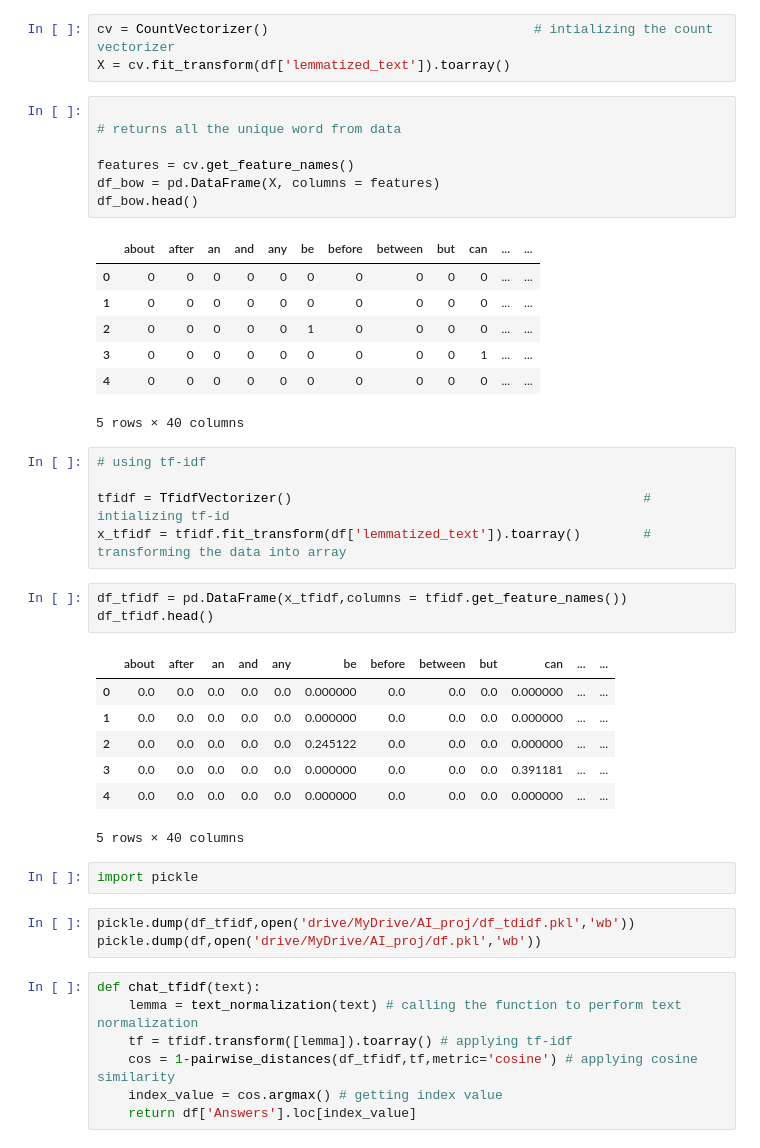
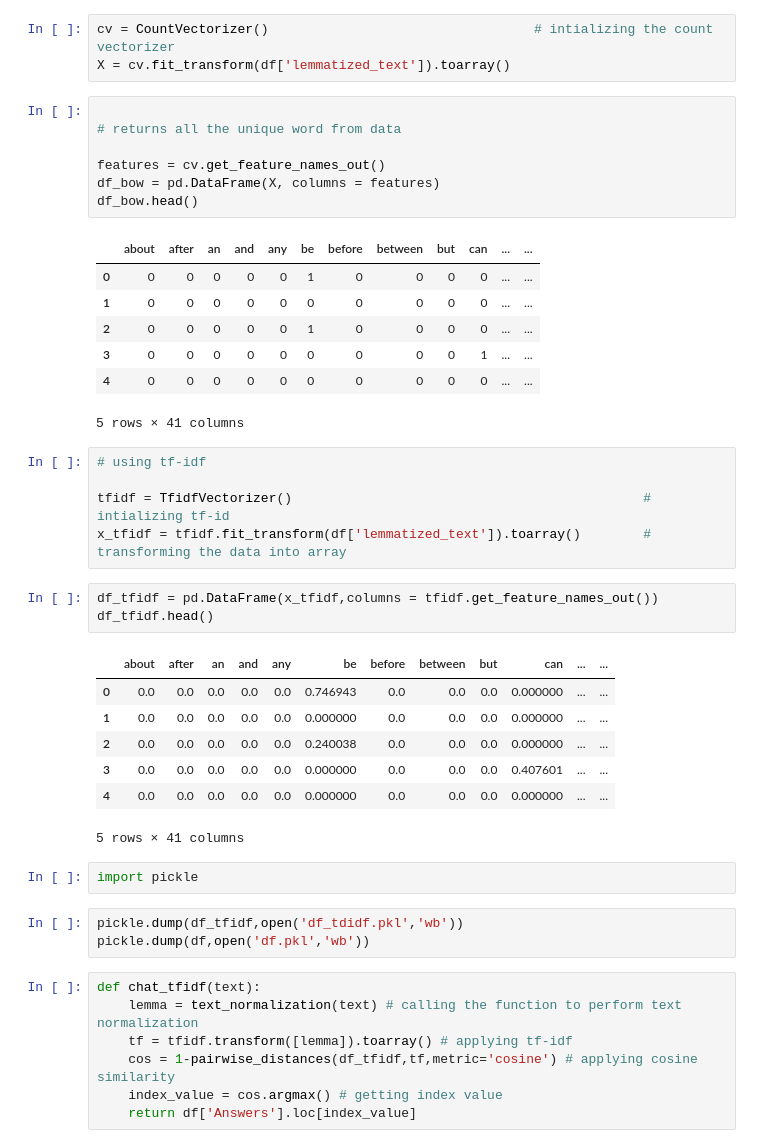
Before and after one commit to adt125/AI_project_2023, a Jupyter notebook: Rule_based.ipynb, the cells around one changed output. Drawn from its saved outputs; the diff is of its cells as text.

```diff
--- a/Rule_based.ipynb
+++ b/Rule_based.ipynb
@@ -90,38 +94,38 @@ X = cv.fit_transform(df['lemmatized_text']).toarray()
 
 # returns all the unique word from data
 
-features = cv.get_feature_names()
+features = cv.get_feature_names_out()
 df_bow = pd.DataFrame(X, columns = features)
 df_bow.head()
 # %% [output]
 |  | about | after | an | and | any | be | before | between | but | can | ... | ... |
-| 0 | 0 | 0 | 0 | 0 | 0 | 0 | 0 | 0 | 0 | 0 | ... | ... |
+| 0 | 0 | 0 | 0 | 0 | 0 | 1 | 0 | 0 | 0 | 0 | ... | ... |
 | 1 | 0 | 0 | 0 | 0 | 0 | 0 | 0 | 0 | 0 | 0 | ... | ... |
 | 2 | 0 | 0 | 0 | 0 | 0 | 1 | 0 | 0 | 0 | 0 | ... | ... |
 | 3 | 0 | 0 | 0 | 0 | 0 | 0 | 0 | 0 | 0 | 1 | ... | ... |
 | 4 | 0 | 0 | 0 | 0 | 0 | 0 | 0 | 0 | 0 | 0 | ... | ... |
-5 rows × 40 columns
+5 rows × 41 columns
 # %%
 # using tf-idf
 
 tfidf = TfidfVectorizer()                                             # intializing tf-id
 x_tfidf = tfidf.fit_transform(df['lemmatized_text']).toarray()        # transforming the data into array
 # %%
-df_tfidf = pd.DataFrame(x_tfidf,columns = tfidf.get_feature_names())
+df_tfidf = pd.DataFrame(x_tfidf,columns = tfidf.get_feature_names_out())
 df_tfidf.head()
 # %% [output]
 |  | about | after | an | and | any | be | before | between | but | can | ... | ... |
-| 0 | 0.0 | 0.0 | 0.0 | 0.0 | 0.0 | 0.000000 | 0.0 | 0.0 | 0.0 | 0.000000 | ... | ... |
+| 0 | 0.0 | 0.0 | 0.0 | 0.0 | 0.0 | 0.746943 | 0.0 | 0.0 | 0.0 | 0.000000 | ... | ... |
 | 1 | 0.0 | 0.0 | 0.0 | 0.0 | 0.0 | 0.000000 | 0.0 | 0.0 | 0.0 | 0.000000 | ... | ... |
-| 2 | 0.0 | 0.0 | 0.0 | 0.0 | 0.0 | 0.245122 | 0.0 | 0.0 | 0.0 | 0.000000 | ... | ... |
-| 3 | 0.0 | 0.0 | 0.0 | 0.0 | 0.0 | 0.000000 | 0.0 | 0.0 | 0.0 | 0.391181 | ... | ... |
+| 2 | 0.0 | 0.0 | 0.0 | 0.0 | 0.0 | 0.240038 | 0.0 | 0.0 | 0.0 | 0.000000 | ... | ... |
+| 3 | 0.0 | 0.0 | 0.0 | 0.0 | 0.0 | 0.000000 | 0.0 | 0.0 | 0.0 | 0.407601 | ... | ... |
 | 4 | 0.0 | 0.0 | 0.0 | 0.0 | 0.0 | 0.000000 | 0.0 | 0.0 | 0.0 | 0.000000 | ... | ... |
-5 rows × 40 columns
+5 rows × 41 columns
 # %%
 import pickle
 # %%
-pickle.dump(df_tfidf,open('drive/MyDrive/AI_proj/df_tdidf.pkl','wb'))
-pickle.dump(df,open('drive/MyDrive/AI_proj/df.pkl','wb'))
+pickle.dump(df_tfidf,open('df_tdidf.pkl','wb'))
+pickle.dump(df,open('df.pkl','wb'))
 # %%
 def chat_tfidf(text):
     lemma = text_normalization(text) # calling the function to perform text normalization
```
Also changed, not shown: parts of 6 cells of this notebook.
